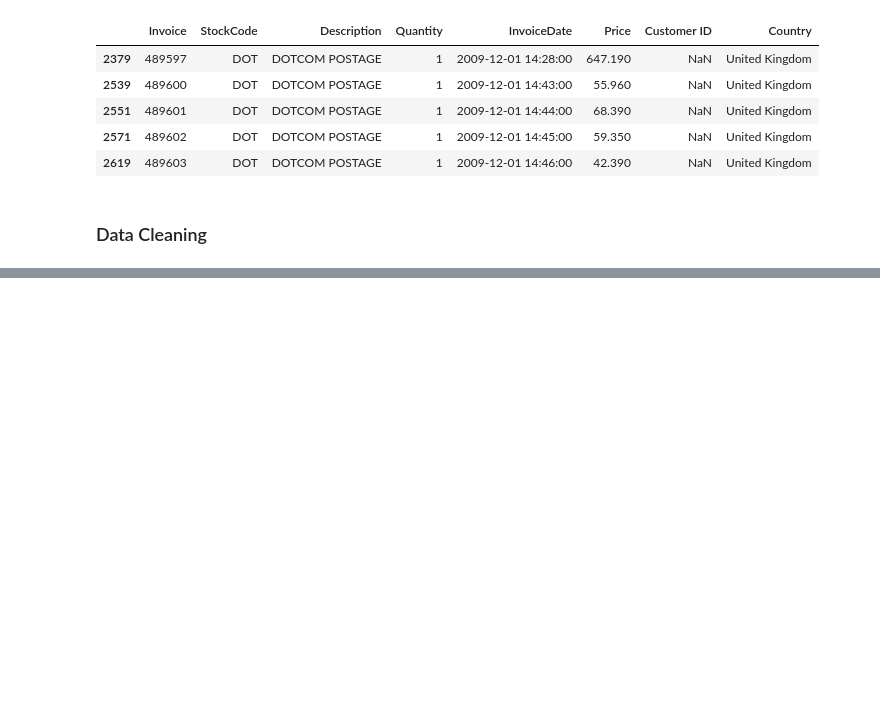
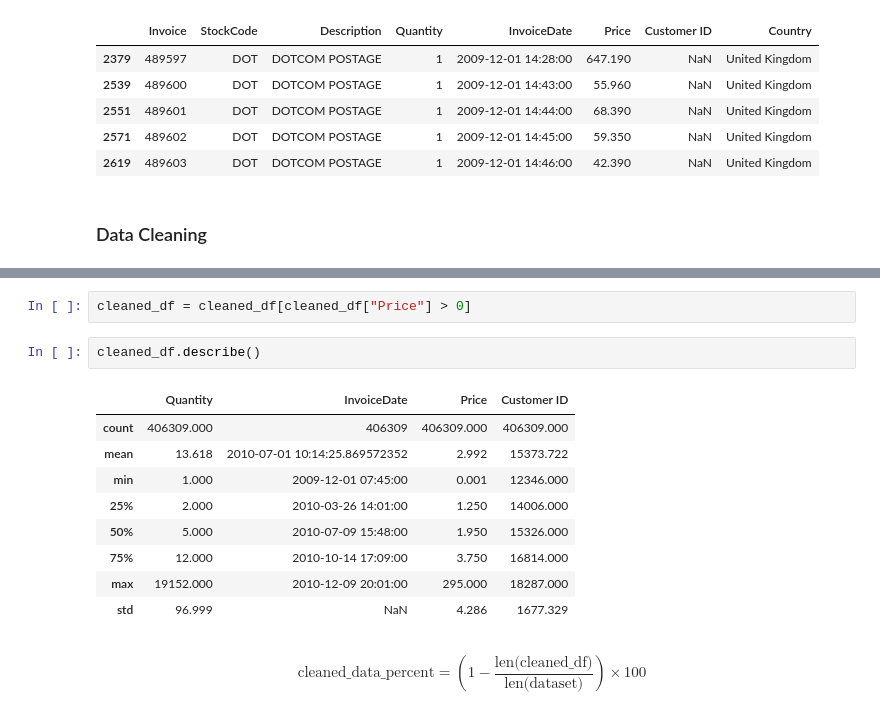
Before and after one commit to RawatRahul14/Customer-Segmentation, a Jupyter notebook: Customer_Segmentation.ipynb, the cells around one changed output, grey strips where cells are left out. Drawn from its saved outputs; the diff is of its cells as text; blank space fills up the shorter version.

Commit message:
data cleaning

```diff
--- a/Customer_Segmentation.ipynb
+++ b/Customer_Segmentation.ipynb
@@ -193,0 +267,18 @@ dataset[dataset["StockCode"].str.contains("^DOT")].head()
+# %%
+cleaned_df = cleaned_df[cleaned_df["Price"] > 0]
+# %%
+cleaned_df.describe()
+# %% [output]
+|  | Quantity | InvoiceDate | Price | Customer ID |
+| count | 406309.000 | 406309 | 406309.000 | 406309.000 |
+| mean | 13.618 | 2010-07-01 10:14:25.869572352 | 2.992 | 15373.722 |
+| min | 1.000 | 2009-12-01 07:45:00 | 0.001 | 12346.000 |
+| 25% | 2.000 | 2010-03-26 14:01:00 | 1.250 | 14006.000 |
+| 50% | 5.000 | 2010-07-09 15:48:00 | 1.950 | 15326.000 |
+| 75% | 12.000 | 2010-10-14 17:09:00 | 3.750 | 16814.000 |
+| max | 19152.000 | 2010-12-09 20:01:00 | 295.000 | 18287.000 |
+| std | 96.999 | NaN | 4.286 | 1677.329 |
+# %% [markdown]
+$$
+\text{cleaned\_data\_percent} = \left(1 - \frac{\text{len(cleaned\_df)}}{\text{len(dataset)}}\right) \times 100
+$$
```
Also changed, not shown: parts of 11 cells of this notebook.
